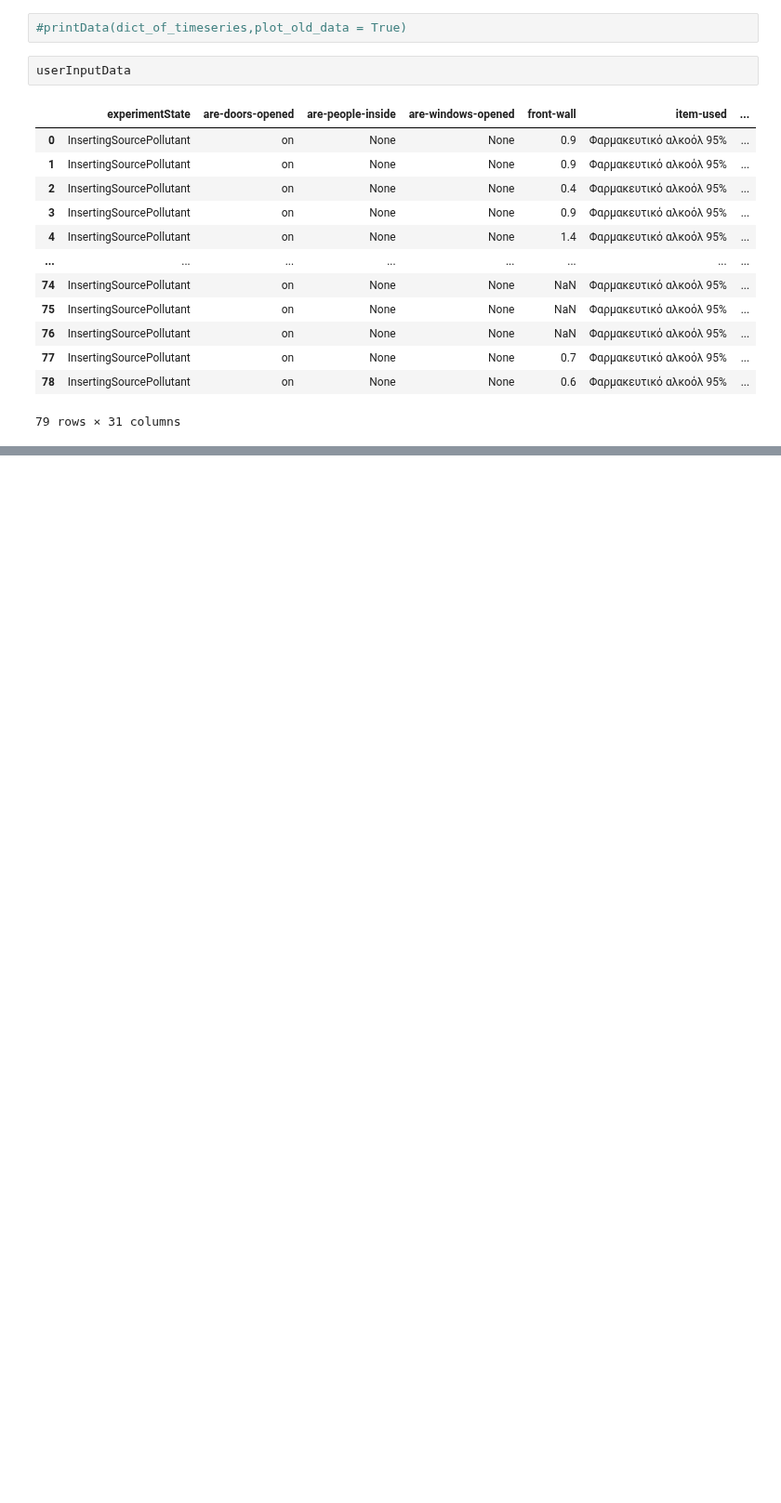
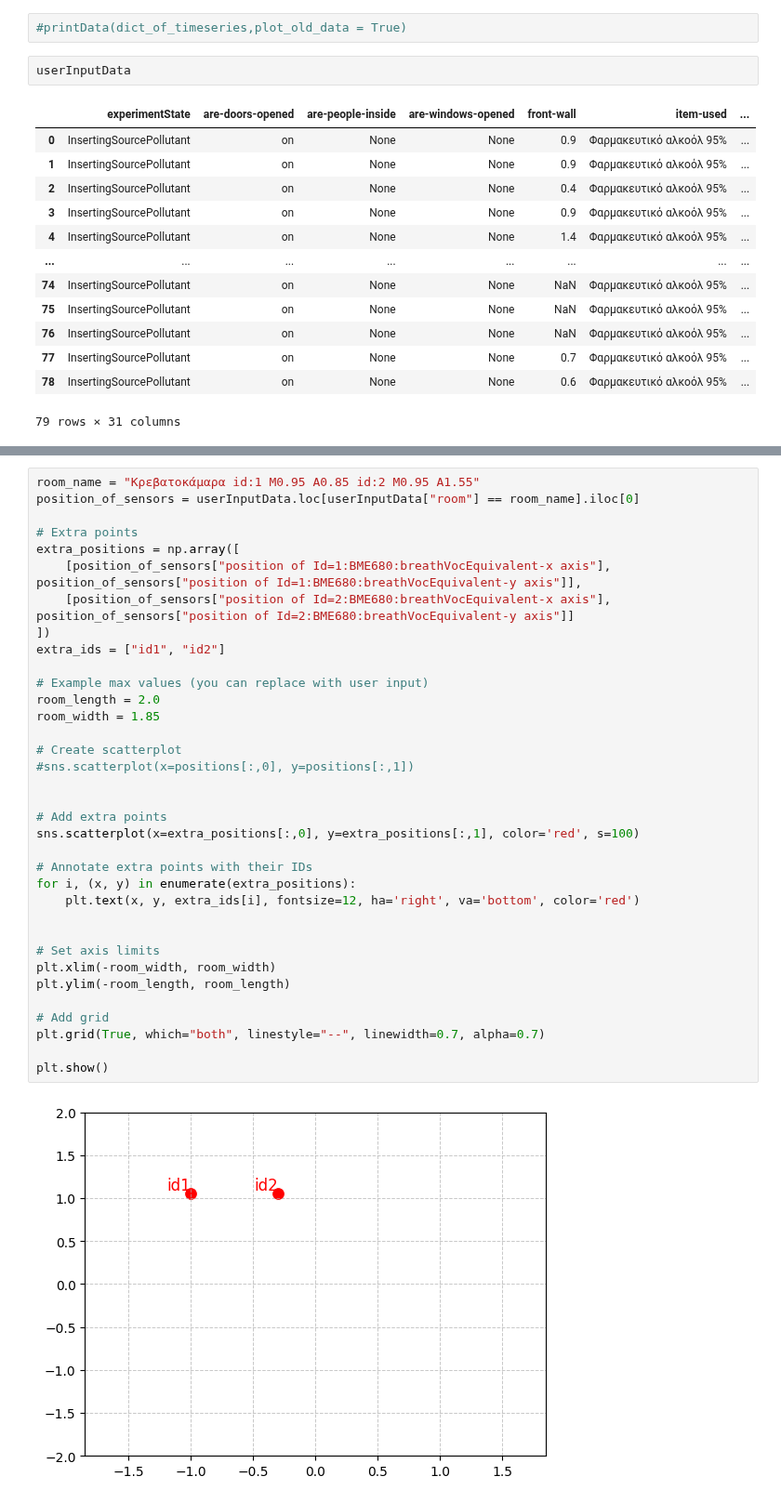
Before and after one commit to Andreas-Ts/Diploma-Project, a Jupyter notebook: dataAnalysis and machine learning/pre processing data.ipynb, the cells around one changed output, grey strips where cells are left out. Shown at 93% size. Cells and saved outputs as stored; diff of their text form; blank space fills up the shorter version.

```diff
--- a/dataAnalysis and machine learning/pre processing data.ipynb
+++ b/dataAnalysis and machine learning/pre processing data.ipynb
@@ -1031,4 +1132,41 @@ Index(['experimentState', 'are-doors-opened', 'are-people-inside',
       dtype='object')
+# %%
+room_name = "Κρεβατοκάμαρα id:1 Μ0.95 Α0.85 id:2 Μ0.95 Α1.55"
+position_of_sensors = userInputData.loc[userInputData["room"] == room_name].iloc[0]
+
+# Extra points
+extra_positions = np.array([
+    [position_of_sensors["position of Id=1:BME680:breathVocEquivalent-x axis"], position_of_sensors["position of Id=1:BME680:breathVocEquivalent-y axis"]],
+    [position_of_sensors["position of Id=2:BME680:breathVocEquivalent-x axis"], position_of_sensors["position of Id=2:BME680:breathVocEquivalent-y axis"]]
+])
+extra_ids = ["id1", "id2"]
+
+# Example max values (you can replace with user input)
+room_length = 2.0
+room_width = 1.85
+
+# Create scatterplot
+#sns.scatterplot(x=positions[:,0], y=positions[:,1])
+
+
+# Add extra points
+sns.scatterplot(x=extra_positions[:,0], y=extra_positions[:,1], color='red', s=100)
+
+# Annotate extra points with their IDs
+for i, (x, y) in enumerate(extra_positions):
+    plt.text(x, y, extra_ids[i], fontsize=12, ha='right', va='bottom', color='red')
+
+
+# Set axis limits
+plt.xlim(-room_width, room_width)
+plt.ylim(-room_length, room_length)
+
+# Add grid
+plt.grid(True, which="both", linestyle="--", linewidth=0.7, alpha=0.7)
+
+plt.show()
+# %% [output]
+[figure, added]
 # %%
 def saveDataIntoDataFolder(data,data_file_name):
     script_dir = Path().resolve().parent
```
Also changed, not shown: parts of 13 cells of this notebook, 1 other file.
